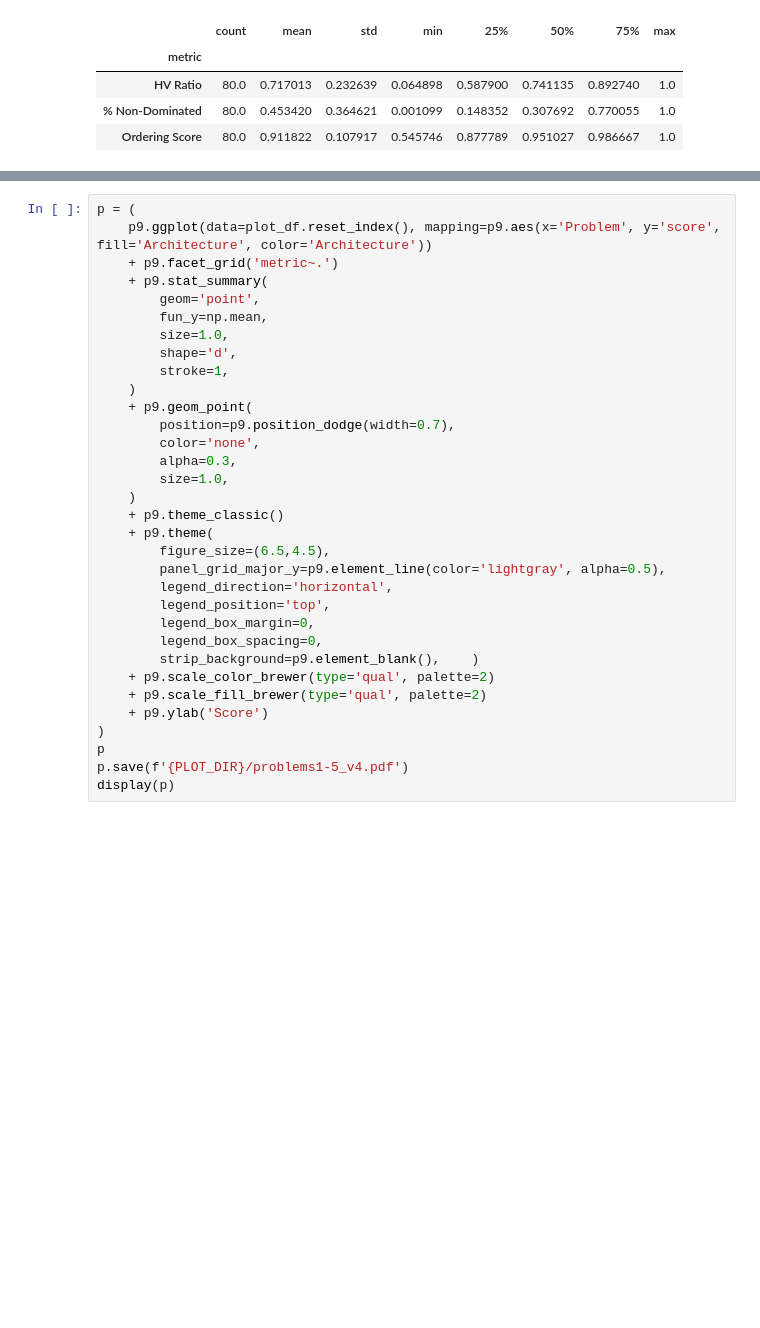
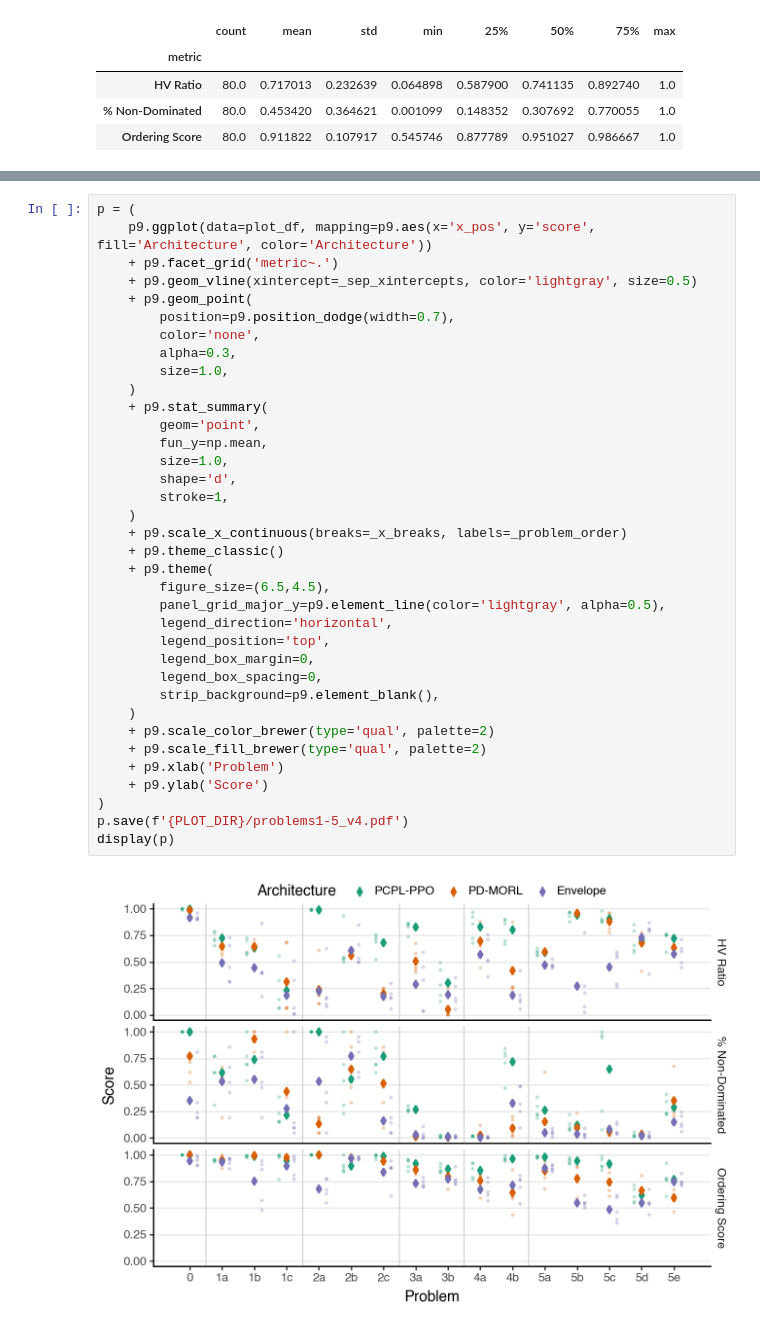
Before and after one commit to jzh001/GraphAllocBench, a Jupyter notebook: graphallocbench/examples/ijcai_fig2.ipynb, the cells around one changed output, grey strips where cells are left out. Saved outputs shown, nothing was run; the diff lists cells and outputs as text; blank space fills up the shorter version.

```diff
--- a/graphallocbench/examples/ijcai_fig2.ipynb
+++ b/graphallocbench/examples/ijcai_fig2.ipynb
@@ -163,33 +214,38 @@ display(p)
 # %%
 p = (
-    p9.ggplot(data=plot_df.reset_index(), mapping=p9.aes(x='Problem', y='score', fill='Architecture', color='Architecture'))
+    p9.ggplot(data=plot_df, mapping=p9.aes(x='x_pos', y='score', fill='Architecture', color='Architecture'))
     + p9.facet_grid('metric~.')
+    + p9.geom_vline(xintercept=_sep_xintercepts, color='lightgray', size=0.5)
+    + p9.geom_point(
+        position=p9.position_dodge(width=0.7),
+        color='none',
+        alpha=0.3,
+        size=1.0,
+    )
     + p9.stat_summary(
         geom='point',
         fun_y=np.mean,
         size=1.0,
         shape='d',
         stroke=1,
     )
-    + p9.geom_point(
-        position=p9.position_dodge(width=0.7),
-        color='none',
-        alpha=0.3,
-        size=1.0,
-    )
+    + p9.scale_x_continuous(breaks=_x_breaks, labels=_problem_order)
     + p9.theme_classic()
     + p9.theme(
         figure_size=(6.5,4.5),
         panel_grid_major_y=p9.element_line(color='lightgray', alpha=0.5),
         legend_direction='horizontal',
         legend_position='top',
         legend_box_margin=0,
         legend_box_spacing=0,
-        strip_background=p9.element_blank(),    )
+        strip_background=p9.element_blank(),
+    )
     + p9.scale_color_brewer(type='qual', palette=2)
     + p9.scale_fill_brewer(type='qual', palette=2)
+    + p9.xlab('Problem')
     + p9.ylab('Score')
 )
-p
 p.save(f'{PLOT_DIR}/problems1-5_v4.pdf')
 display(p)
+# %% [output]
+[figure, added]
```
Also changed, not shown: parts of 5 cells of this notebook, 30 other files.
